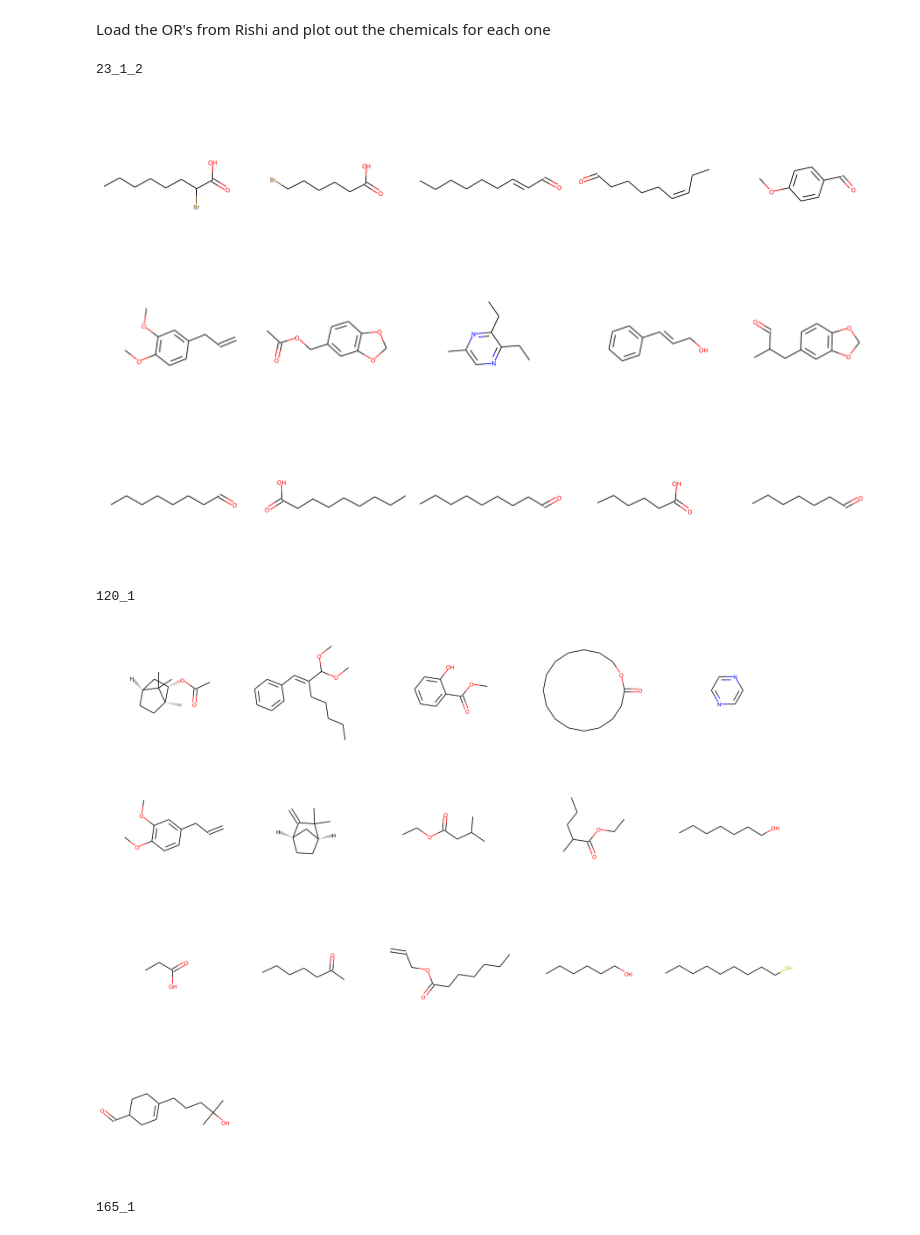
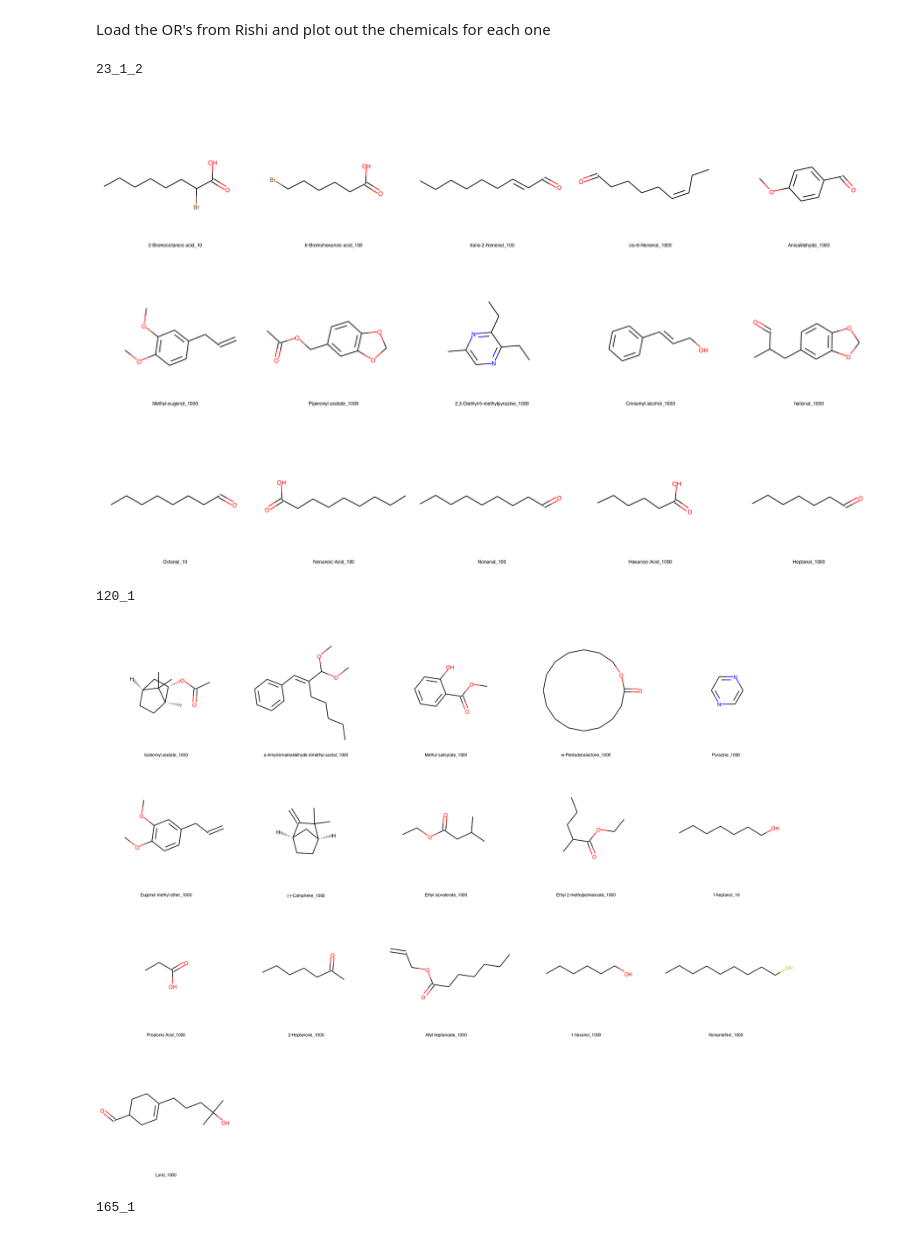
Before and after one commit to KosuriLab/olfaction, a Jupyter notebook: analysis/ancillary/or-chem-map.ipynb, the cells around one changed output. Cells and saved outputs as stored; diff of their text form; code cells hidden in the pictures.

Commit message:
Addind labels and MAC to plots

```diff
--- a/analysis/ancillary/or-chem-map.ipynb
+++ b/analysis/ancillary/or-chem-map.ipynb
@@ -32,13 +33,16 @@ with open('./ors-inchi-rishi.csv', 'rU') as csvfile:
 # %%
+DrawingOptions.atomLabelFontSize=72
 images = list()
 for receptor, store in or_chems.items():
     print receptor
-    display(Draw.MolsToGridImage([Chem.inchi.MolFromInchi(x[1]) for x in store], molsPerRow=5,  maxMols=200,  subImgSize=(400, 400)))
-
-#display(*images)
+    display(Draw.MolsToGridImage([Chem.inchi.MolFromInchi(x[1]) for x in store],
+                                 legends=[x[0] + '_' + str(x[2]) for x in store],
+                                 molsPerRow=5,
+                                 maxMols=200,
+                                 subImgSize=(400, 400)))
 # %% [output]
 23_1_2
-[figure, old version]
+[figure, new version]
 120_1
-[figure, old version]
+[figure, new version]
 165_1
```
Also changed, not shown: parts of 3 cells of this notebook.
